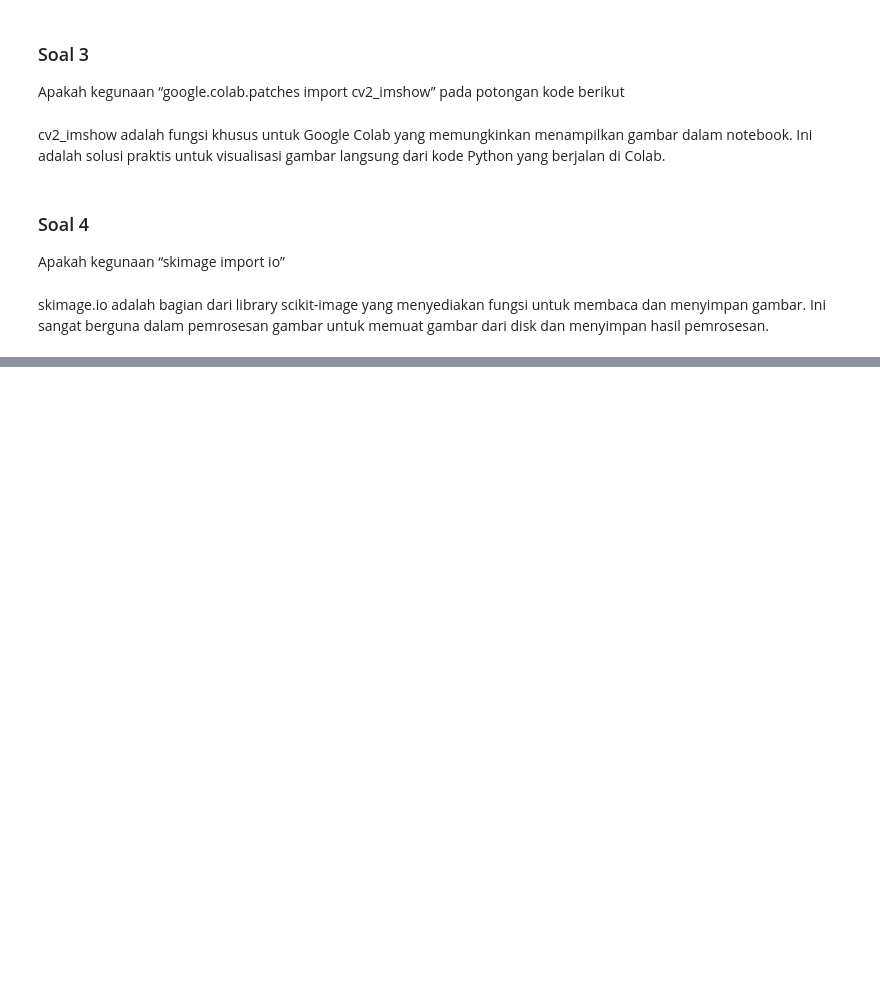
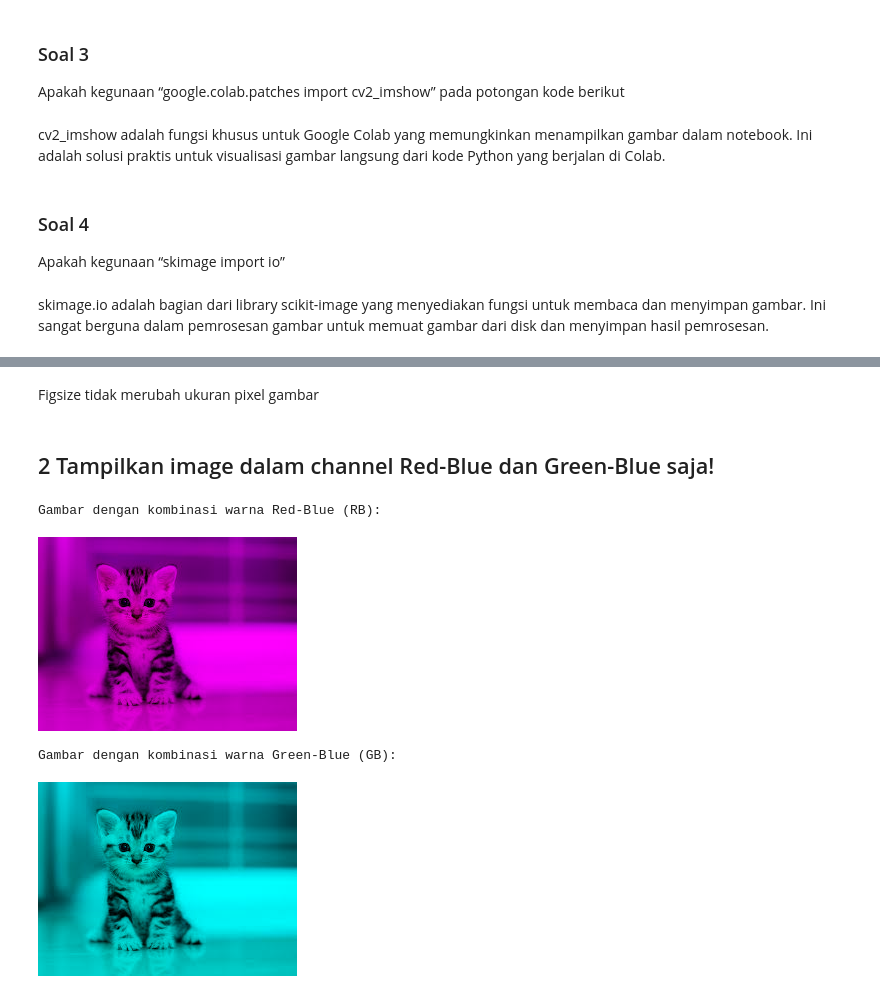
Before and after one commit to iannstronaut/PCVK_Ganjil_24-25, a Jupyter notebook: Week2.ipynb, the cells around one changed output, grey strips where cells are left out. Cells and saved outputs as stored; diff of their text form; code cells hidden in the pictures; blank space fills up the shorter version.

```diff
--- a/Week2.ipynb
+++ b/Week2.ipynb
@@ -203,0 +223,21 @@ skimage.io adalah bagian dari library scikit-image yang menyediakan fungsi untuk
+# %% [markdown]
+Figsize tidak merubah ukuran pixel gambar
+# %% [markdown]
+## 2 Tampilkan image dalam channel Red-Blue dan Green-Blue saja!
+# %%
+rb_image = img.copy()
+gb_image = img.copy()
+
+rb_image[:, :, 1] = 0
+gb_image[:, :, 2] = 0
+
+print("Gambar dengan kombinasi warna Red-Blue (RB):")
+cv2_imshow(rb_image)
+
+print("Gambar dengan kombinasi warna Green-Blue (GB):")
+cv2_imshow(gb_image)
+# %% [output]
+Gambar dengan kombinasi warna Red-Blue (RB):
+[figure, added]
+Gambar dengan kombinasi warna Green-Blue (GB):
+[figure, added]
```
Also changed, not shown: parts of 17 cells of this notebook.
